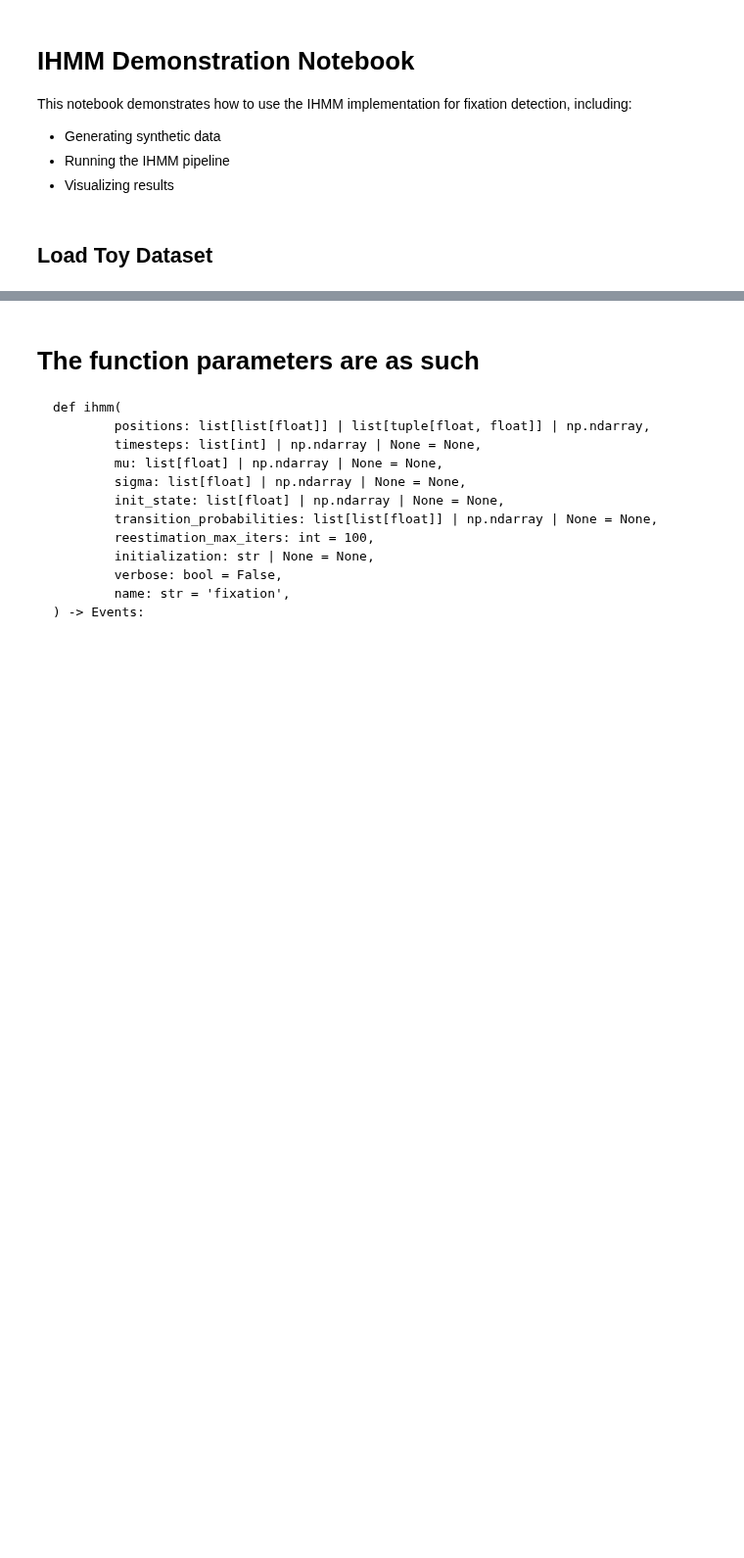
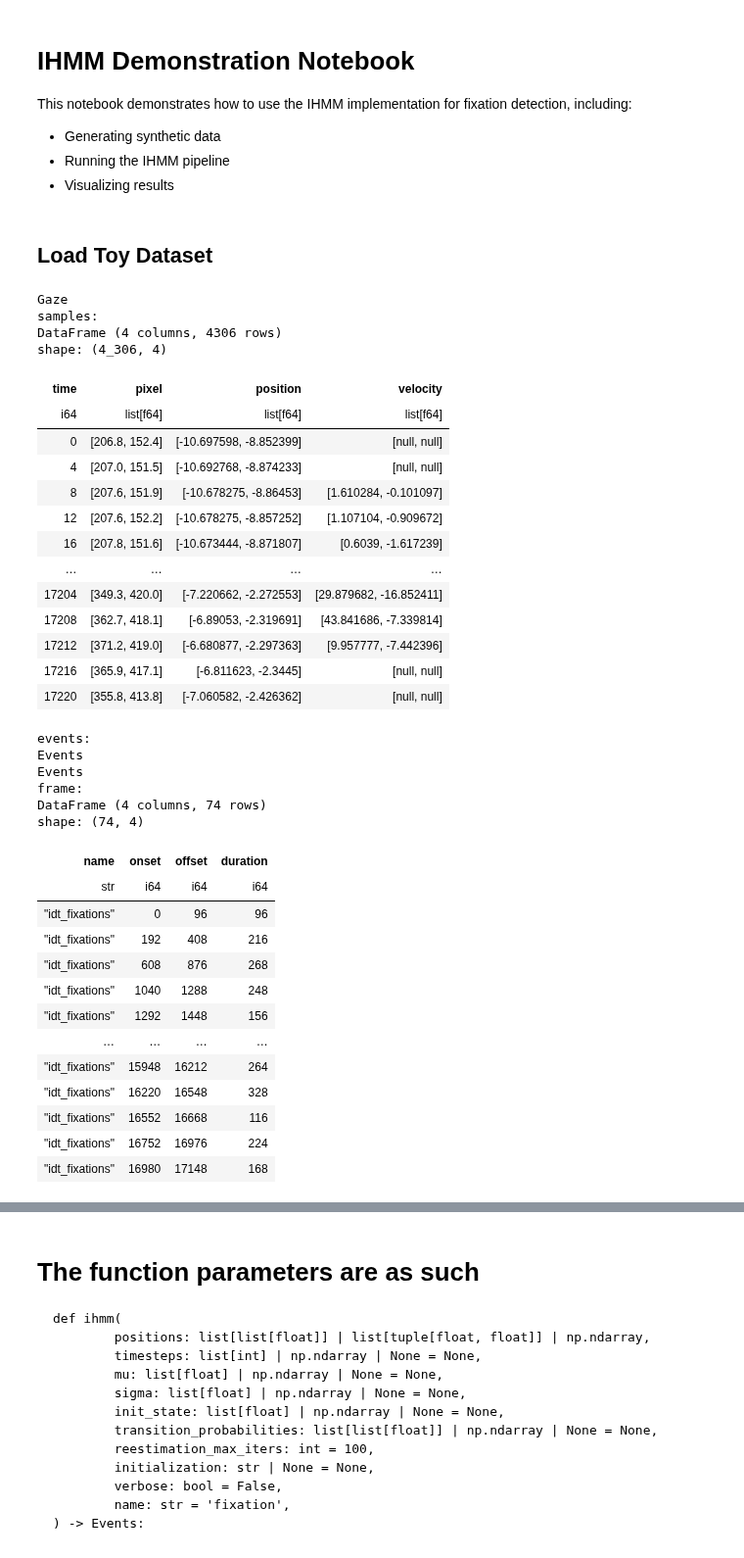
Before and after one commit to pymovements/pymovements, a Jupyter notebook: testsIHMM/ihmmTest.ipynb, the cells around one changed output, grey strips where cells are left out. Shown at 98% size. Saved outputs shown, nothing was run; the diff lists cells and outputs as text; code cells hidden in the pictures; blank space fills up the shorter version.

```diff
--- a/testsIHMM/ihmmTest.ipynb
+++ b/testsIHMM/ihmmTest.ipynb
@@ -36,30 +36,87 @@ gaze1 = pm.gaze.from_csv(
     experiment=experiment,
     time_column="time",
     pixel_columns=["x", "y"],
 )
 
 gaze2 = pm.gaze.from_csv(
     "./gaze-toy-example.csv",
     experiment=experiment,
     time_column="time",
     pixel_columns=["x", "y"],
 )
 gaze3 = pm.gaze.from_csv(
     "./gaze-toy-example.csv",
     experiment=experiment,
     time_column="time",
     pixel_columns=["x", "y"],
 )
+gaze4 = pm.gaze.from_csv(
+    "./gaze-toy-example.csv",
+    experiment=experiment,
+    time_column="time",
+    pixel_columns=["x", "y"],
+)
+gaze5 = pm.gaze.from_csv(
+    "./gaze-toy-example.csv",
+    experiment=experiment,
+    time_column="time",
+    pixel_columns=["x", "y"],
+)
 
 # Convert pixel coordinates to degrees of visual angle (dva).
 # Requires a valid Experiment with screen geometry and distance.
 gaze1.pix2deg()
 gaze1.pos2vel()
 
 gaze2.pix2deg()
 gaze2.pos2vel()
 
 gaze3.pix2deg()
 gaze3.pos2vel()
 
+gaze4.pix2deg()
+gaze4.pos2vel()
+
+gaze5.pix2deg()
+gaze5.pos2vel()
+
+gaze1.detect("idt", name="idt_fixations")
+
 gaze1
+# %% [output]
+Gaze
+samples:
+DataFrame (4 columns, 4306 rows)
+shape: (4_306, 4)
+| time | pixel | position | velocity |
+| i64 | list[f64] | list[f64] | list[f64] |
+| 0 | [206.8, 152.4] | [-10.697598, -8.852399] | [null, null] |
+| 4 | [207.0, 151.5] | [-10.692768, -8.874233] | [null, null] |
+| 8 | [207.6, 151.9] | [-10.678275, -8.86453] | [1.610284, -0.101097] |
+| 12 | [207.6, 152.2] | [-10.678275, -8.857252] | [1.107104, -0.909672] |
+| 16 | [207.8, 151.6] | [-10.673444, -8.871807] | [0.6039, -1.617239] |
+| … | … | … | … |
+| 17204 | [349.3, 420.0] | [-7.220662, -2.272553] | [29.879682, -16.852411] |
+| 17208 | [362.7, 418.1] | [-6.89053, -2.319691] | [43.841686, -7.339814] |
+| 17212 | [371.2, 419.0] | [-6.680877, -2.297363] | [9.957777, -7.442396] |
+| 17216 | [365.9, 417.1] | [-6.811623, -2.3445] | [null, null] |
+| 17220 | [355.8, 413.8] | [-7.060582, -2.426362] | [null, null] |
+events:
+Events
+Events
+frame:
+DataFrame (4 columns, 74 rows)
+shape: (74, 4)
+| name | onset | offset | duration |
+| str | i64 | i64 | i64 |
+| "idt_fixations" | 0 | 96 | 96 |
+| "idt_fixations" | 192 | 408 | 216 |
+| "idt_fixations" | 608 | 876 | 268 |
+| "idt_fixations" | 1040 | 1288 | 248 |
+| "idt_fixations" | 1292 | 1448 | 156 |
+| … | … | … | … |
+| "idt_fixations" | 15948 | 16212 | 264 |
+| "idt_fixations" | 16220 | 16548 | 328 |
+| "idt_fixations" | 16552 | 16668 | 116 |
+| "idt_fixations" | 16752 | 16976 | 224 |
+| "idt_fixations" | 16980 | 17148 | 168 |
```
Also changed, not shown: parts of 16 cells of this notebook, 1 other file.
